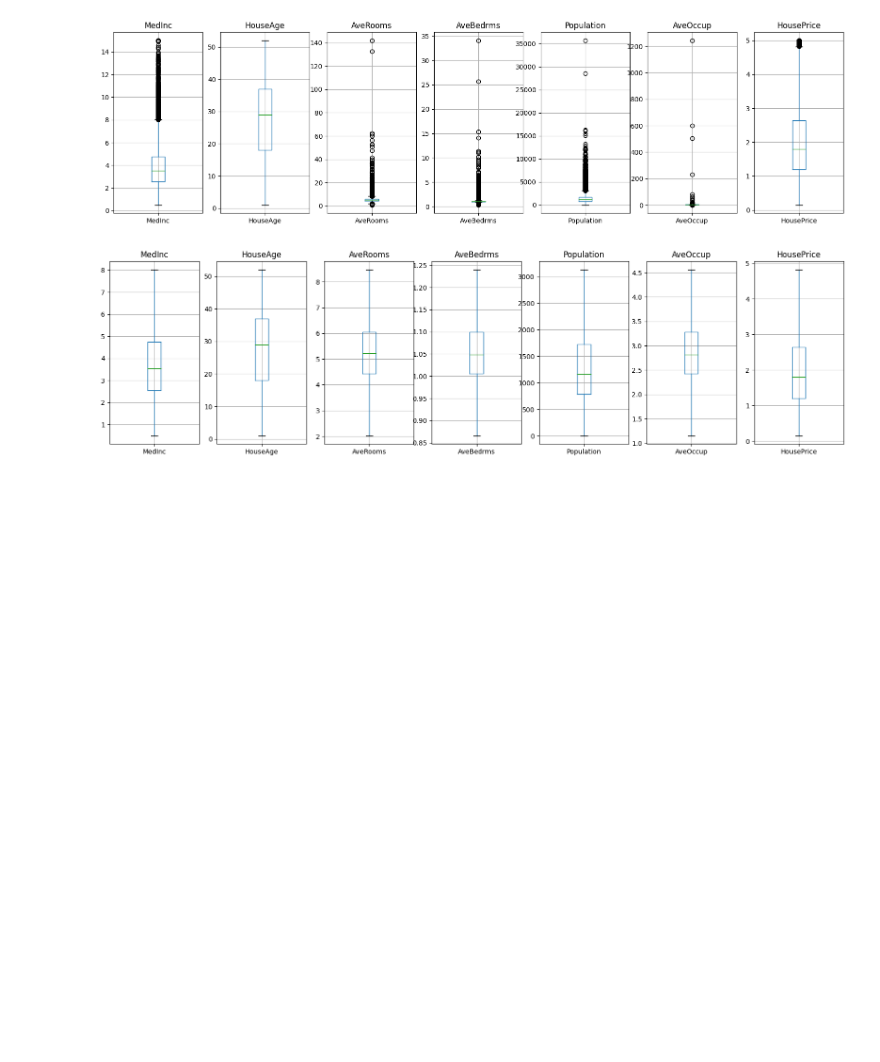
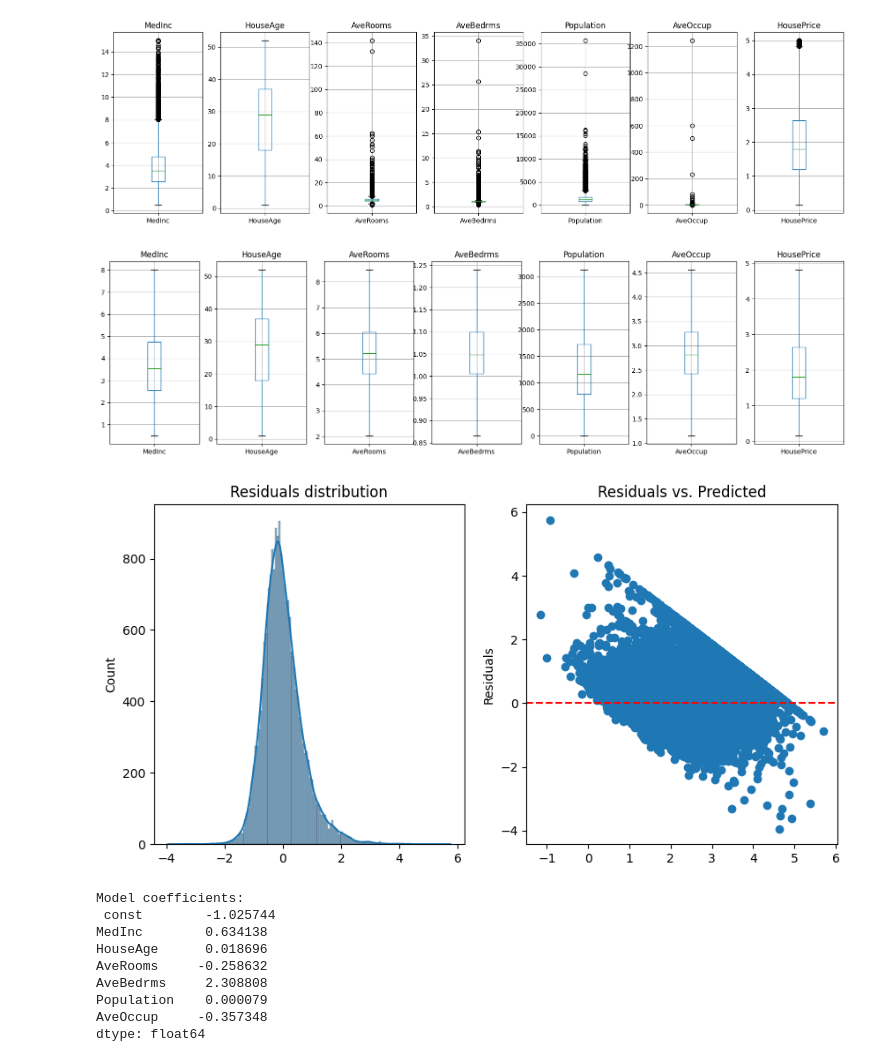
Before and after one commit to Tolegithub7/ml_labs, a Jupyter notebook: linear_regression.ipynb, the cells around one changed output. Drawn from its saved outputs; the diff is of its cells as text; code cells hidden in the pictures; blank space fills up the shorter version.

Commit message:
updated residual and predicted distribution

```diff
--- a/linear_regression.ipynb
+++ b/linear_regression.ipynb
@@ -232,3 +232,38 @@ housing_df_new = remove_outliers(housing_df)
 plot_boxplots(housing_df_new)
 # %% [output]
 [figure]
+# %%
+cols_to_convert = ['MedInc', 'HouseAge', 'AveRooms', 'AveBedrms', 'Population', 'AveOccup'] # Corrected 'AveBedRms' to 'AveBedrms'
+housing_df_new[cols_to_convert] = housing_df_new[cols_to_convert].apply(pd.to_numeric, errors='coerce')
+
+X = sm.add_constant(housing_df_new.drop('HousePrice', axis=1))
+y = housing_df_new['HousePrice']
+
+model = sm.OLS(y, X).fit()
+# %%
+residuals = model.resid
+
+plt.figure(figsize=(10, 5))
+plt.subplot(1, 2, 1)
+sns.histplot(residuals, kde=True)
+plt.title('Residuals distribution')
+
+plt.subplot(1, 2, 2)
+plt.scatter(model.predict(X), residuals)
+plt.axhline(y=0, color='red', linestyle='--')
+plt.title('Residuals vs. Predicted')
+plt.ylabel('Residuals')
+plt.show()
+
+print("Model coefficients:\n", model.params)
+# %% [output]
+[figure, added]
+Model coefficients:
+ const        -1.025744
+MedInc        0.634138
+HouseAge      0.018696
+AveRooms     -0.258632
+AveBedrms     2.308808
+Population    0.000079
+AveOccup     -0.357348
+dtype: float64
```
